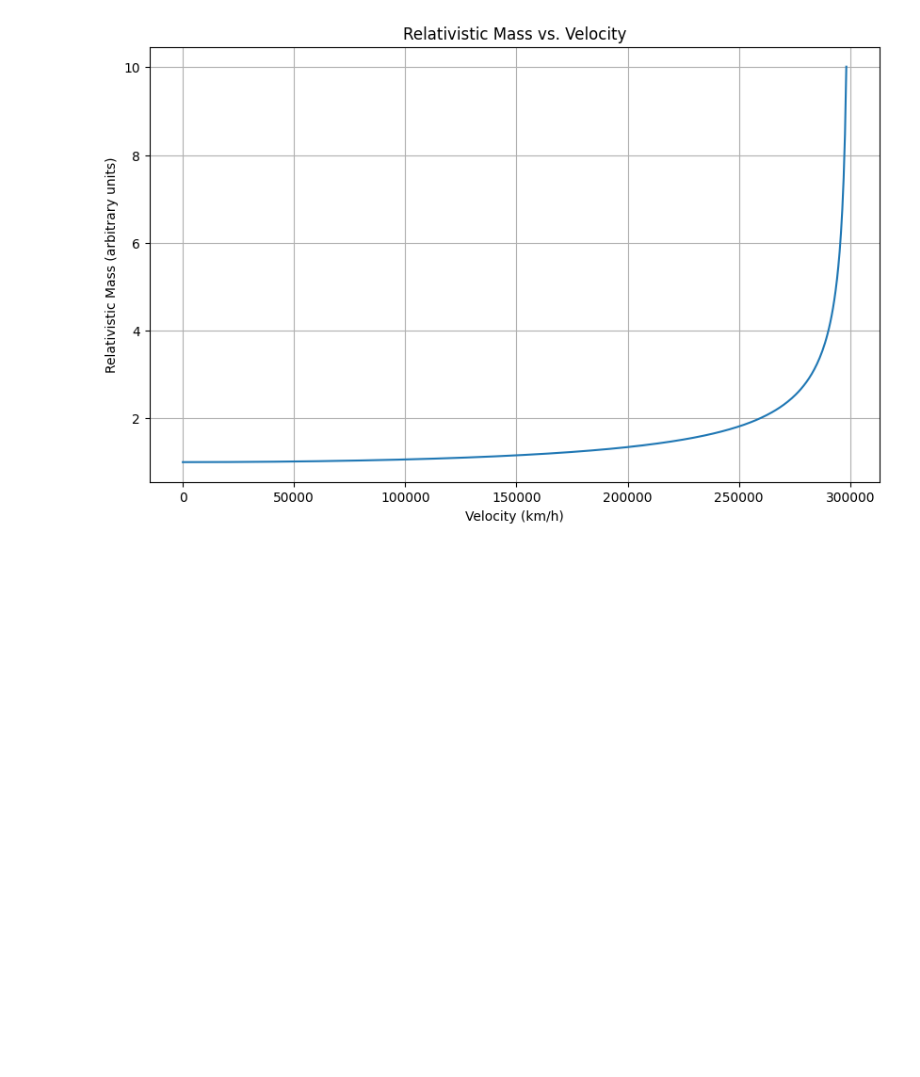
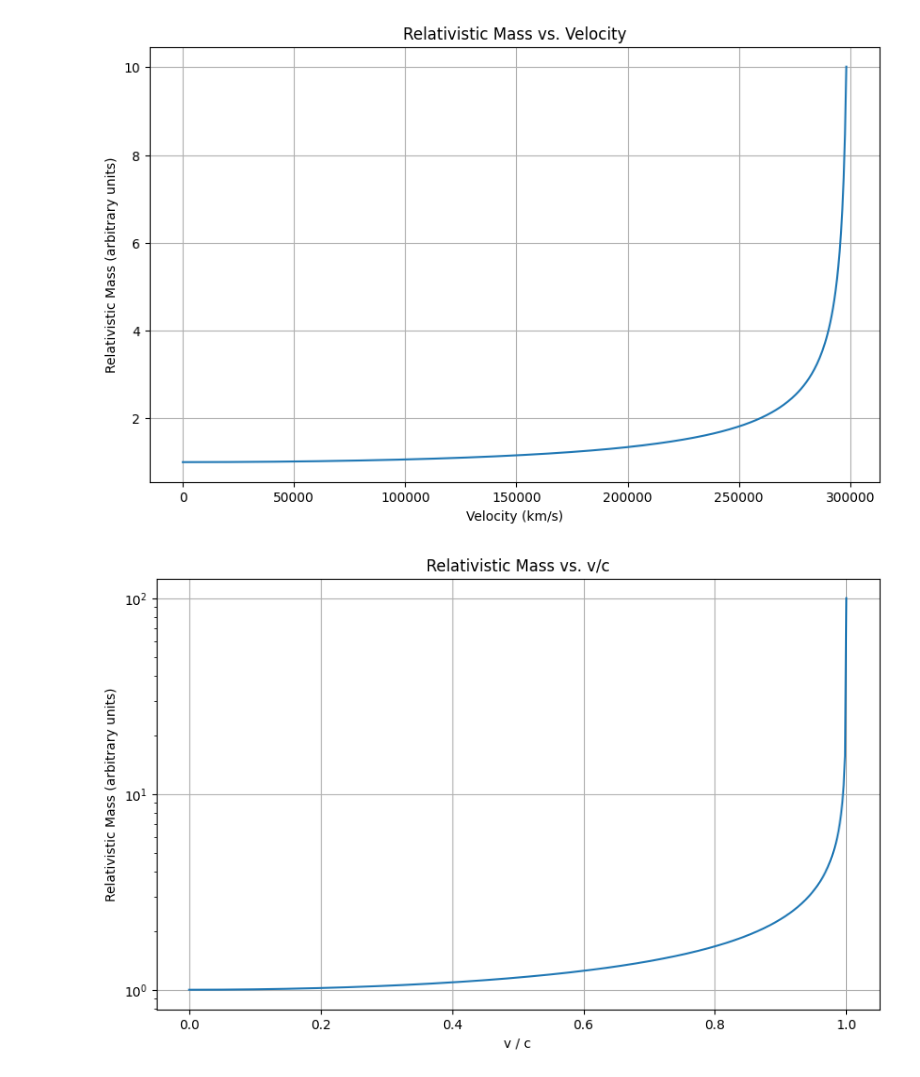
Before and after one commit to orinbou/PhysicsPythonColab, a Jupyter notebook: einstein_energy.ipynb, the cells around one changed output. Cells and saved outputs as stored; diff of their text form; code cells hidden in the pictures; blank space fills up the shorter version.

```diff
--- a/einstein_energy.ipynb
+++ b/einstein_energy.ipynb
@@ -36,3 +36,43 @@ plt.grid(True)
 plt.show()
 # %% [output]
 [figure]
+# %%
+# 横軸を v/c に変更（物理的に自然な無次元量）
+# 縦軸を対数スケールに変更（光速付近の急増を見やすく）
+
+import numpy as np
+import matplotlib.pyplot as plt
+
+# Speed of light in km/s
+c = 299792.458
+
+# Rest mass (arbitrary value for demonstration)
+m0 = 1.0
+
+# Velocity range (up to 99.995% of c)
+v = np.linspace(0, c * 0.99995, 500)
+
+# Lorentz factor
+gamma = 1 / np.sqrt(1 - (v**2 / c**2))
+
+# Relativistic mass
+mass = m0 * gamma
+
+# Create the plot
+plt.figure(figsize=(10, 6))
+
+# Plot using v/c (dimensionless)
+plt.plot(v / c, mass)
+
+# Labels and title (English as requested)
+plt.xlabel('v / c')
+plt.ylabel('Relativistic Mass (arbitrary units)')
+plt.title('Relativistic Mass vs. v/c')
+plt.grid(True)
+
+# Log scale for better visualization near c
+plt.yscale('log')
+
+plt.show()
+# %% [output]
+[figure, added]
```
Also changed, not shown: parts of 1 cell of this notebook.
